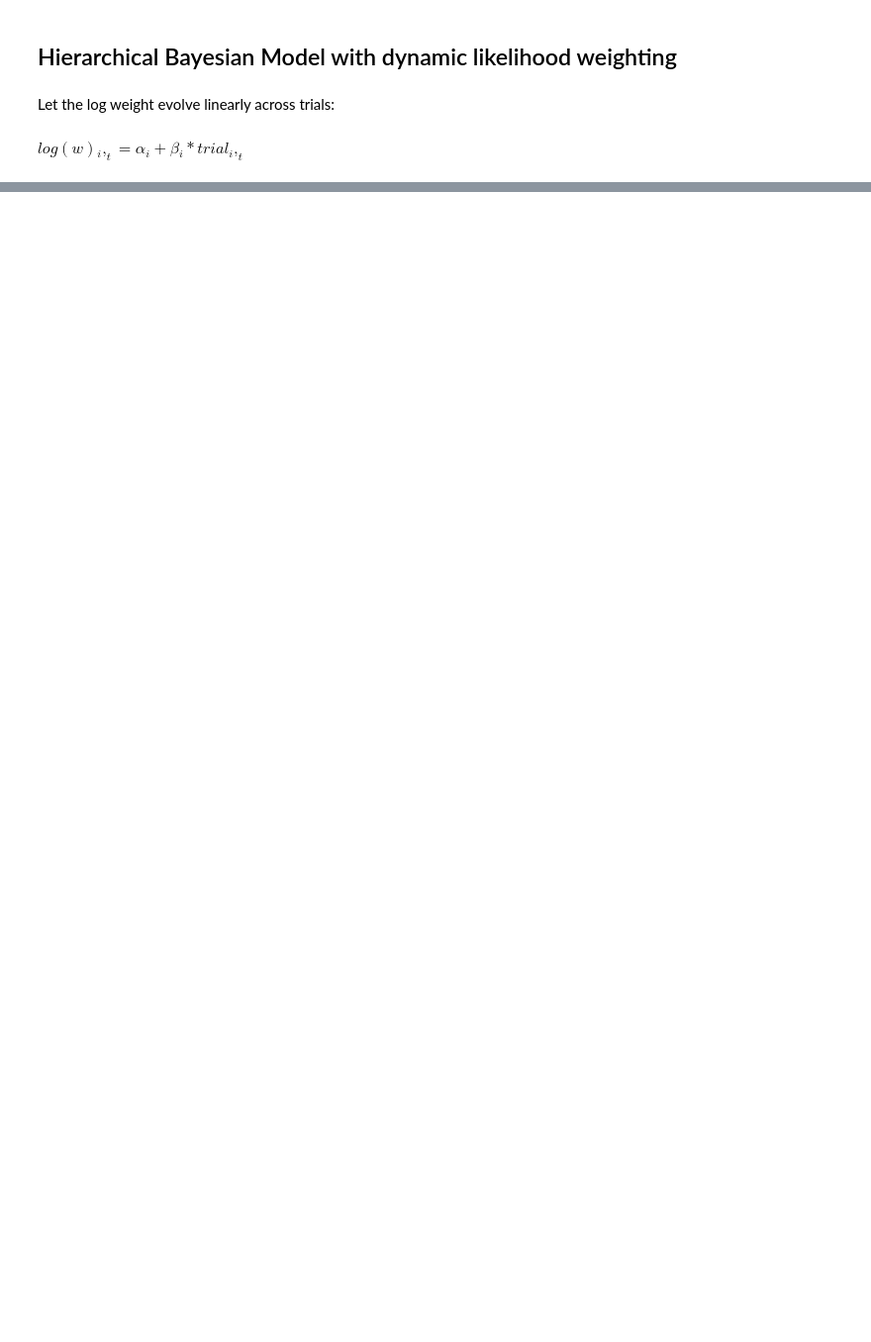
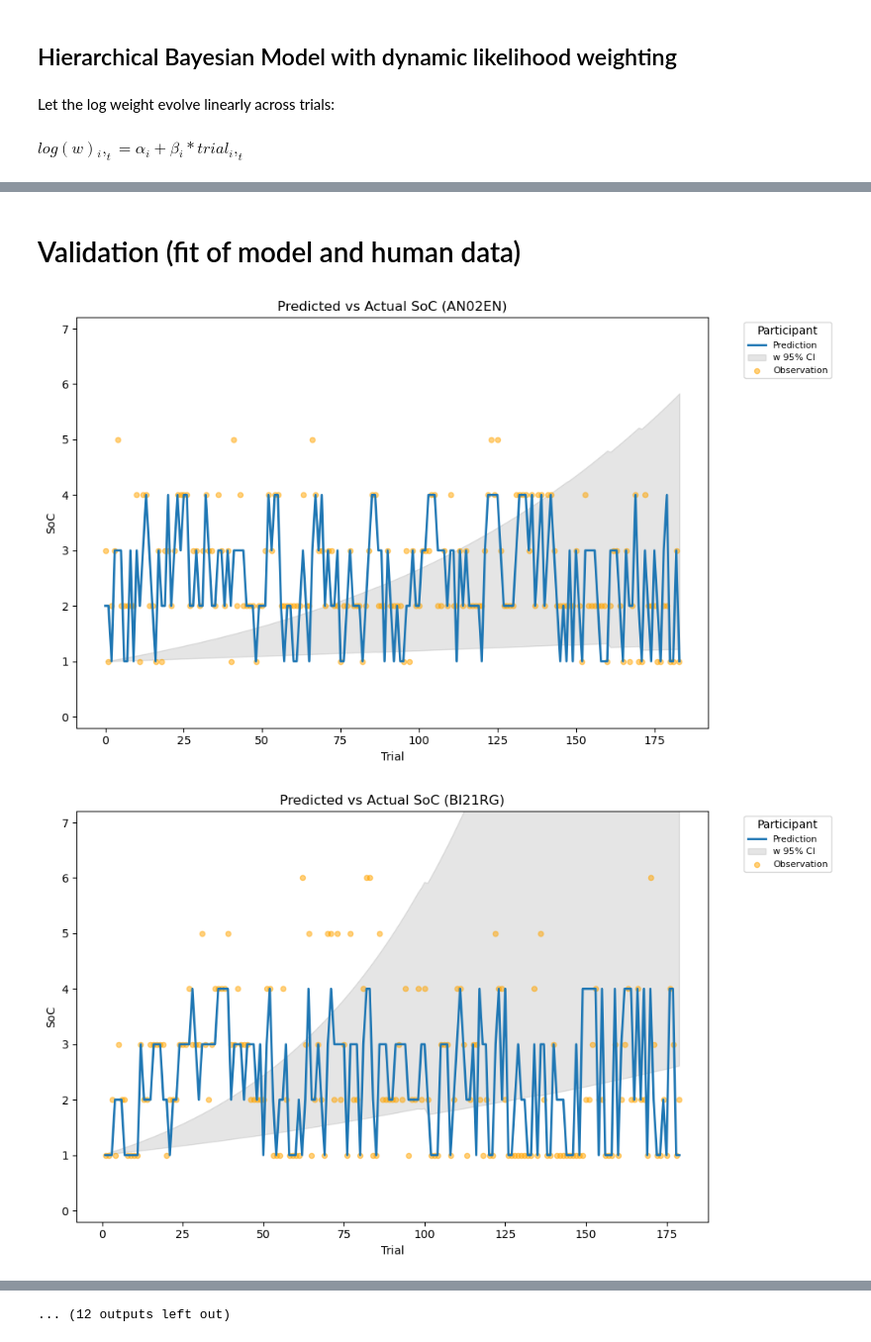
Before and after one commit to nilsheinrich/moonlander_iv_lmm, a Jupyter notebook: sequential_bayes_updating.ipynb, the cells around one changed output, grey strips where cells are left out. Shown at 99% size. Saved outputs shown, nothing was run; the diff lists cells and outputs as text; code cells hidden in the pictures; blank space fills up the shorter version.

```diff
--- a/sequential_bayes_updating.ipynb
+++ b/sequential_bayes_updating.ipynb
@@ -261,0 +345,61 @@ Only one chain was sampled, this makes it impossible to run some convergence che
+# %% [markdown]
+# Validation (fit of model and human data)
+# %%
+import matplotlib.pyplot as plt
+import numpy as np
+import arviz as az
+
+# Get posterior samples of `w` as ndarray: (n_samples, n_total_trials)
+w_samples_all = trace.get_values("w")  # shape (samples, n_trials)
+
+for i in range(n_participants):
+    plt.figure(figsize=(10, 6))
+
+    # Select data for participant i
+    df_i = df[df["ID_idx"] == i].sort_values("trial")
+    trial_range = df_i["trial"].values
+    SoC_obs = df_i["SoC"].values
+    SoC_last = df_i["SoC_last_trial"].values
+    N_crash_success = df_i["N_consecutive_crash_success"].values
+    N_drift = df_i["N_drift"].values
+
+    # Mask for this participant’s trials in the full posterior
+    participant_mask = df["ID_idx"] == i
+    w_samples = w_samples_all[:, participant_mask]  # shape (n_samples, n_trials_for_participant)
+
+    # Mean and HDI for w
+    w_mean = np.mean(w_samples, axis=0)
+    w_hdi = az.hdi(w_samples, hdi_prob=0.95)
+
+    # Get the corresponding alpha samples (shape: n_samples x 2) for this participant
+    alpha_samples = trace.get_values("alpha")[:, i, :]  # shape (n_samples, 2)
+    prior_samples = (
+        alpha_samples[:, 0][:, None] * SoC_last[None, :] +
+        alpha_samples[:, 1][:, None] * N_crash_success[None, :]
+    )
+
+    # Predict SoC using mean prior and mean w
+    soc_pred = (prior_samples.mean(axis=0) + w_mean * N_drift) / (1 + w_mean)
+    soc_pred_rounded = np.clip(np.round(soc_pred), 1, 7)
+
+    # Plot predicted SoC
+    plt.plot(trial_range, soc_pred_rounded, label="Prediction", lw=2)
+
+    # Fill between 95% interval of w
+    plt.fill_between(trial_range, w_hdi[:, 0], w_hdi[:, 1], color='gray', alpha=0.2, label="w 95% CI")
+
+    # Plot observed SoC
+    plt.scatter(trial_range, SoC_obs, s=20, alpha=0.5, color='orange', label="Observation")
+
+    # Labels and legend
+    plt.xlabel("Trial")
+    plt.ylabel("SoC")
+    plt.ylim([-0.2, 7.2])
+    part_id = df_i["ID"].iloc[0]
+    plt.title(f"Predicted vs Actual SoC ({part_id})")
+    plt.legend(title="Participant", bbox_to_anchor=(1.05, 1), loc='upper left', fontsize=8)
+    plt.tight_layout()
+    plt.show()
+# %% [output]
+[figure, added]
+[figure, added]
@@ -261,0 +416 @@ Only one chain was sampled, this makes it impossible to run some convergence che
+... (12 outputs left out)
```
Also changed, not shown: parts of 20 cells of this notebook.
